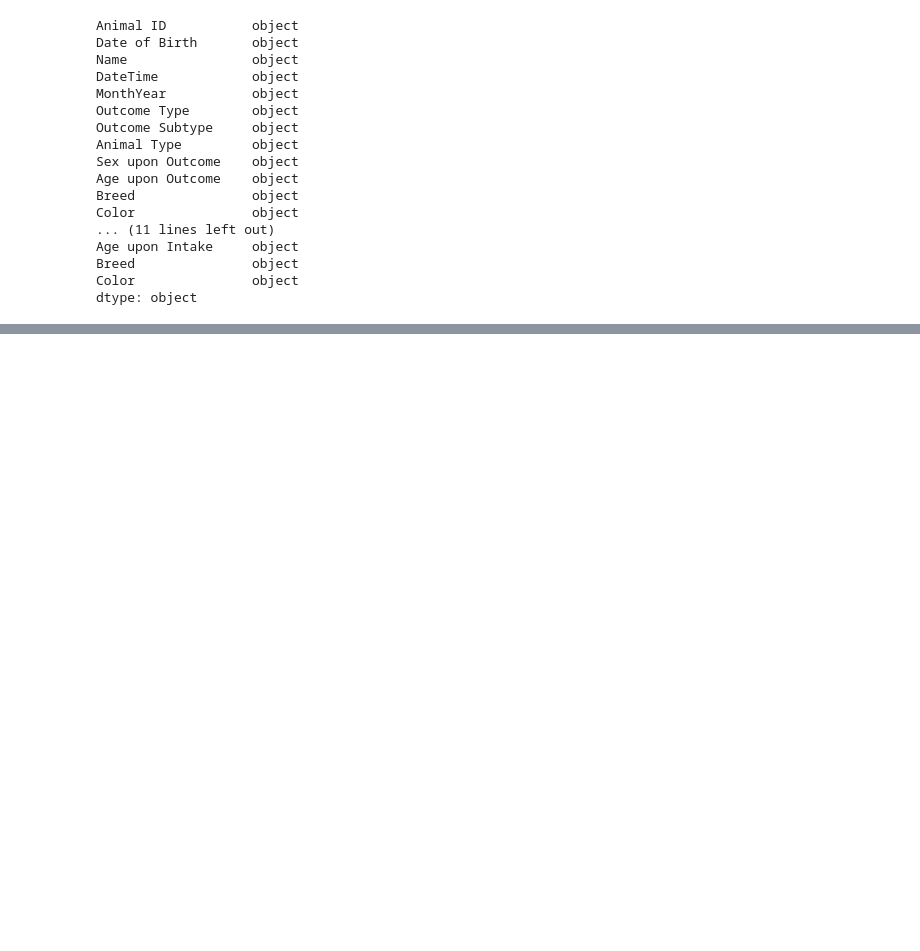
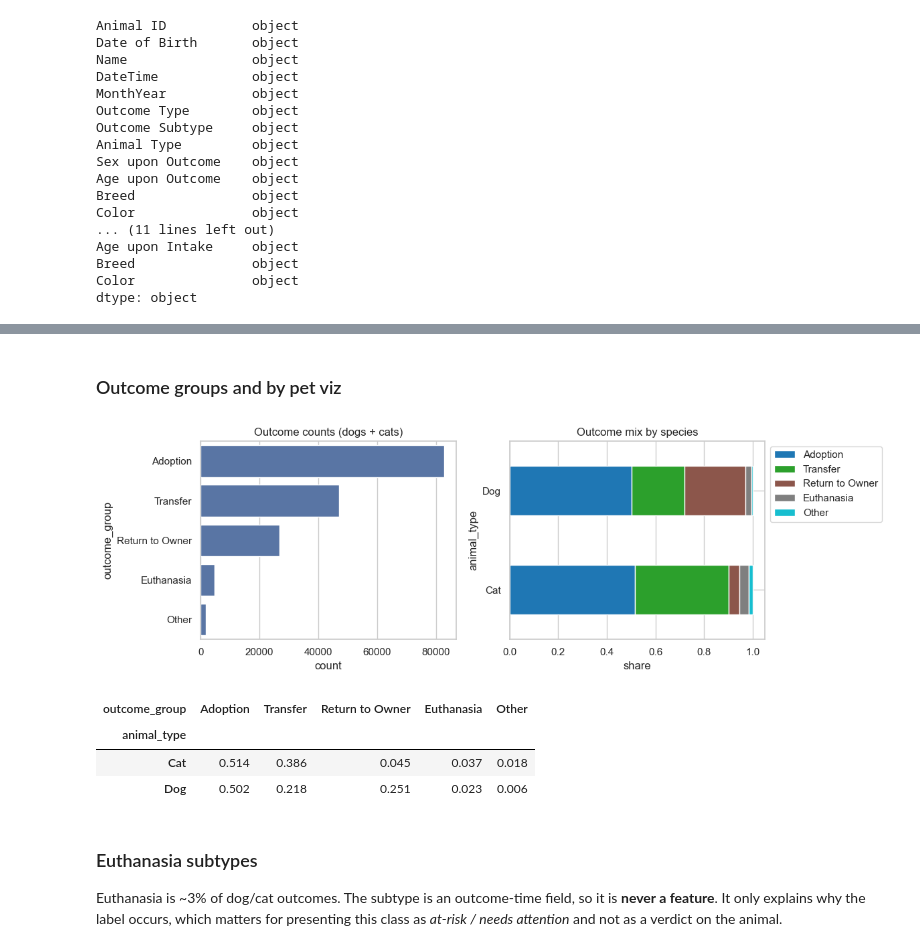
Before and after one commit to annahauk/adoptionML, a Jupyter notebook: eda/austindataprocessing.ipynb, the cells around one changed output, grey strips where cells are left out. Cells and saved outputs as stored; diff of their text form; code cells hidden in the pictures; blank space fills up the shorter version.

Commit message:
eda -- processed data

```diff
--- a/eda/austindataprocessing.ipynb
+++ b/eda/austindataprocessing.ipynb
@@ -12,3 +11,24 @@ import matplotlib.pyplot as plt
+# %%
+import sys
+from pathlib import Path
+
+import pandas as pd
+import numpy as np
+import matplotlib.pyplot as plt
+import seaborn as sns
+
+sys.path.append(str(Path.cwd().parent))  # repo root, so we can import utils
+import utils
+
+FIG_DIR = Path("figures")
+FIG_DIR.mkdir(exist_ok=True)
+sns.set_theme(style="whitegrid", context="notebook")
+pd.set_option("display.max_columns", 60)
+
+def savefig(name):
+    plt.tight_layout()
+    plt.savefig(FIG_DIR / f"{name}.png", dpi=150, bbox_inches="tight")
+    plt.show()
 # %%
 df_outcomes = pd.read_csv('../data/outcomes.csv')
 df_intakes = pd.read_csv('../data/intakes.csv')
@@ -386,0 +436,3 @@ merged_df.head()
+# %%
+episodes, stats = utils.build_austin_episodes(save=True)
+pd.Series(stats)
@@ -386,0 +510,24 @@ merged_df.head()
+# %% [markdown]
+### Outcome groups and by pet viz
+# %%
+fig, axes = plt.subplots(1, 2, figsize=(12, 4))
+order = utils.OUTCOME_CLASSES + ["Other"]
+sns.countplot(data=episodes, y="outcome_group", order=order, ax=axes[0], color="C0")
+axes[0].set_title("Outcome counts (dogs + cats)")
+share = (episodes.dropna(subset=["outcome_group"])
+         .groupby("animal_type")["outcome_group"].value_counts(normalize=True)
+         .unstack()[order])
+share.plot(kind="barh", stacked=True, ax=axes[1], colormap="tab10")
+axes[1].set_title("Outcome mix by species"); axes[1].set_xlabel("share")
+axes[1].legend(bbox_to_anchor=(1, 1))
+savefig("outcome_distribution")
+share.round(3)
+# %% [output]
+[figure, added]
+| outcome_group | Adoption | Transfer | Return to Owner | Euthanasia | Other |
+| animal_type |  |  |  |  |  |
+| Cat | 0.514 | 0.386 | 0.045 | 0.037 | 0.018 |
+| Dog | 0.502 | 0.218 | 0.251 | 0.023 | 0.006 |
+# %% [markdown]
+### Euthanasia subtypes
+Euthanasia is ~3% of dog/cat outcomes. The subtype is an outcome-time field, so it is **never a feature**. It only explains why the label occurs, which matters for presenting this class as *at-risk / needs attention* and not as a verdict on the animal.
```
Also changed, not shown: parts of 54 cells of this notebook, 8 other files.
